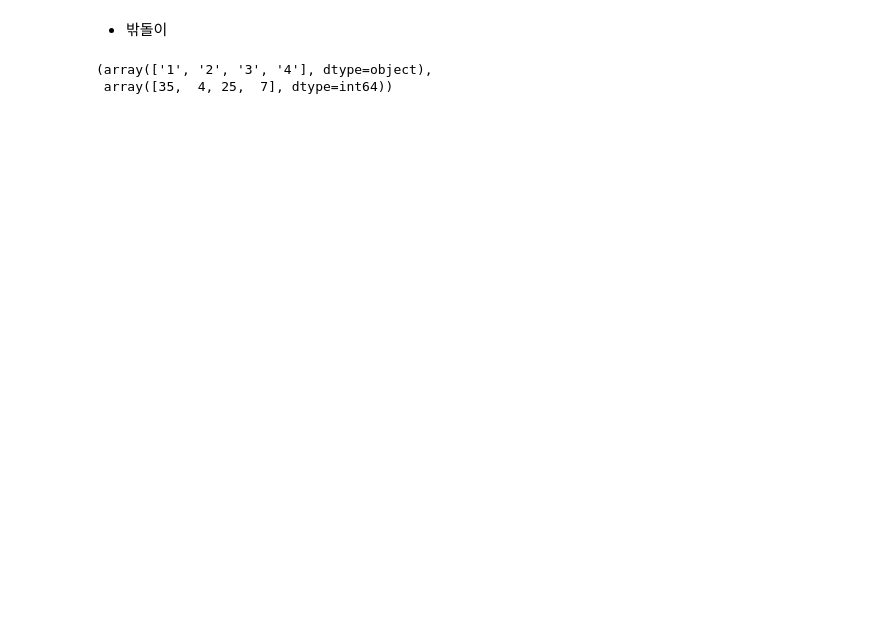
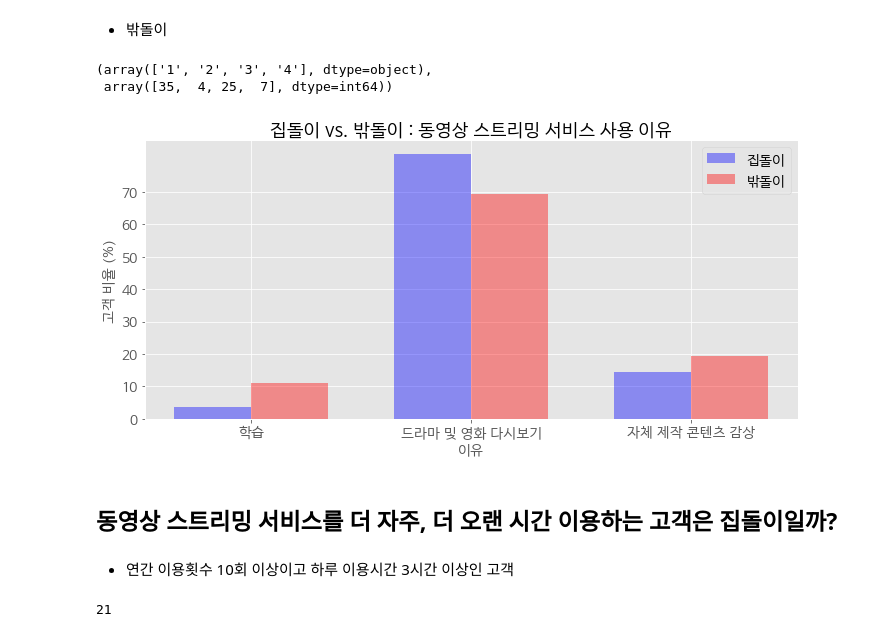
Before and after one commit to SOYNGPARK/shcard-summerschool, a Jupyter notebook: zipdol_survey20-23.ipynb, the cells around one changed output. Saved outputs shown, nothing was run; the diff lists cells and outputs as text; code cells hidden in the pictures; blank space fills up the shorter version.

```diff
--- a/zipdol_survey20-23.ipynb
+++ b/zipdol_survey20-23.ipynb
@@ -342,0 +393,2 @@ zipdol[zipdol['Q23']=='5(영화 및 미드감상)']
+# %%
+zipdol['Q23'][zipdol['Q23']=='5(영화 및 미드감상)'] = '3'
@@ -358,3 +421,42 @@ num, count_nozip23
 # %% [output]
 (array(['1', '2', '3', '4'], dtype=object),
  array([35,  4, 25,  7], dtype=int64))
+# %%
+n_groups = 3
+
+fig, ax = plt.subplots(figsize=(10,5))
+
+index = np.arange(n_groups)
+bar_width = 0.35
+
+opacity = 0.4
+error_config = {'ecolor': '0.3'}
+
+rects1 = ax.bar(index, count_zip23[1:]/sum(count_zip23[1:])*100, bar_width,
+                alpha=opacity, color='b',
+                error_kw=error_config,
+                label='집돌이')
+
+rects2 = ax.bar(index + bar_width, count_nozip23[1:]/sum(count_nozip23[1:])*100, bar_width,
+                alpha=opacity, color='r',
+                error_kw=error_config,
+                label='밖돌이')
+
+ax.set_xlabel('이유', fontsize=14)
+ax.set_ylabel('고객 비율 (%)', fontsize=14)
+ax.set_title('집돌이 vs. 밖돌이 : 동영상 스트리밍 서비스 사용 이유', fontsize=18)
+ax.set_xticks(index + bar_width / 2)
+ax.set_xticklabels(['학습', '드라마 및 영화 다시보기', '자체 제작 콘텐츠 감상'], fontsize=14)
+ax.set_yticks(range(0,80,10))
+ax.set_yticklabels(range(0,80,10), fontsize=14)
+ax.legend(fontsize=14)
+
+
+fig.tight_layout()
+plt.show()
+# %% [output]
+[figure, added]
+# %% [markdown]
+## 동영상 스트리밍 서비스를 더 자주, 더 오랜 시간 이용하는 고객은 집돌이일까?
+# %% [markdown]
+* 연간 이용횟수 10회 이상이고 하루 이용시간 3시간 이상인 고객
@@ -360,0 +465,4 @@ num, count_nozip23
+# %%
+len(video_king)
+# %% [output]
+21
```
Also changed, not shown: parts of 48 cells of this notebook, 1 other file.
